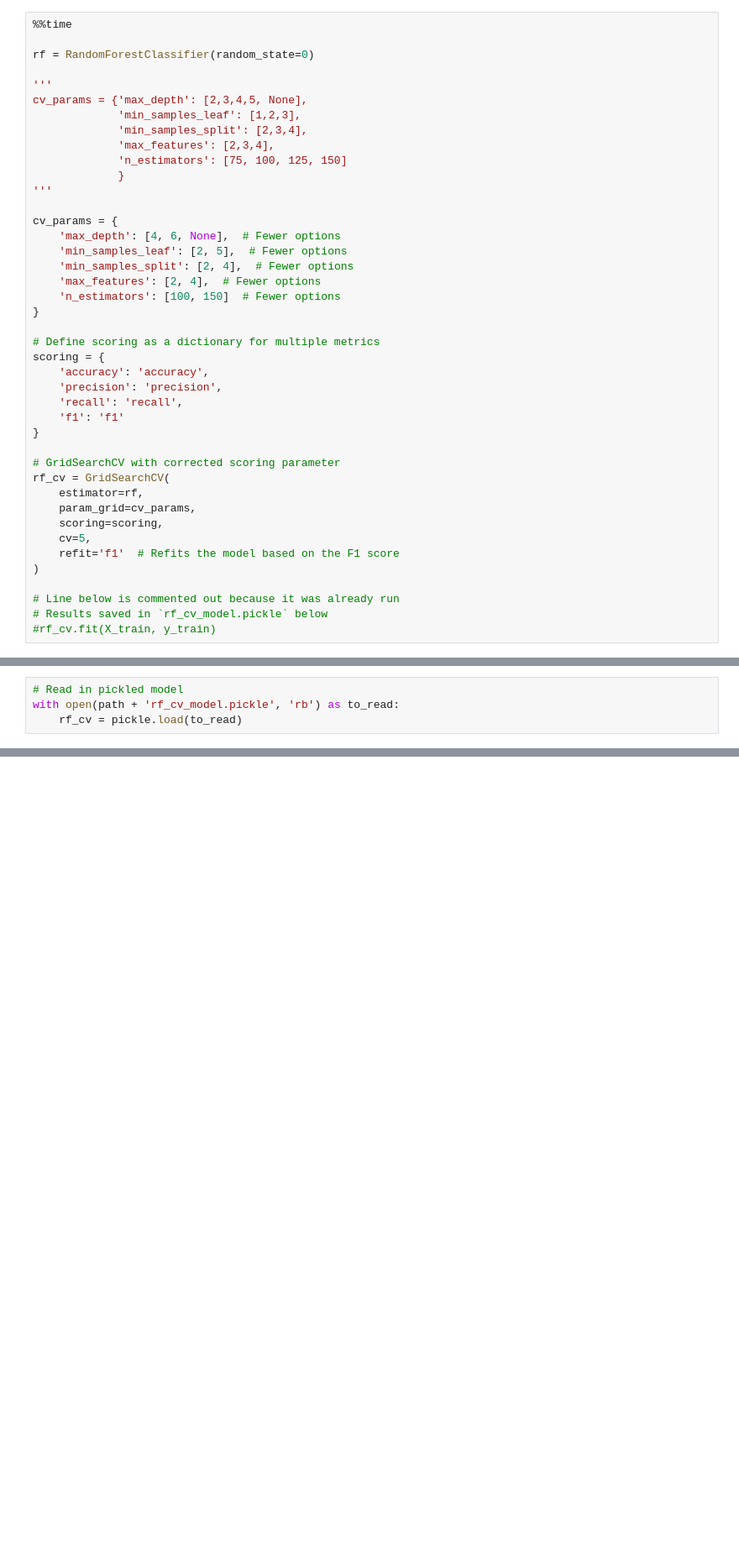
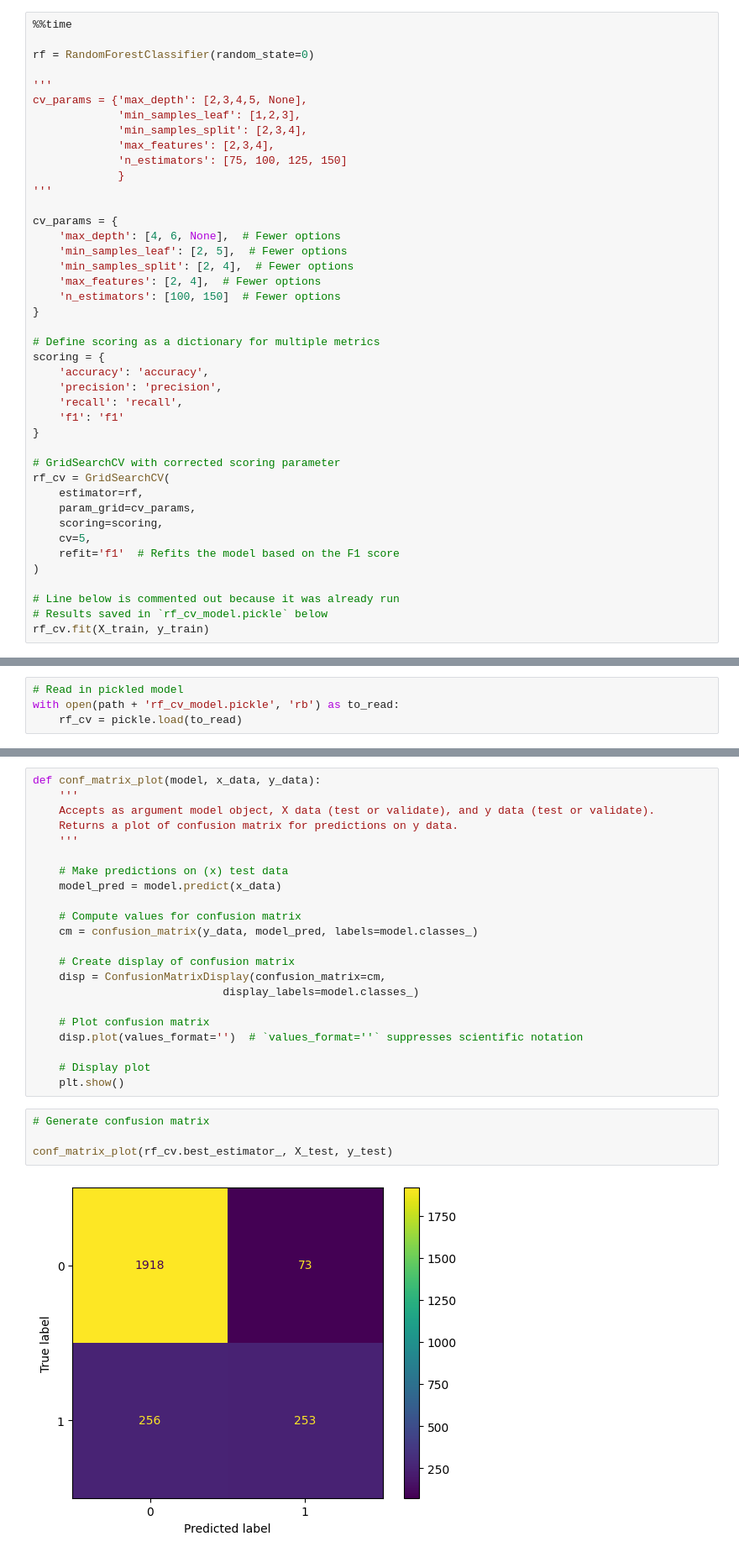
Before and after one commit to YukiG16/Google-Advanced-Data-Analytics, a Jupyter notebook: C6-The-Nuts-and-Bolts-of-Machine-Learning/M4-Tree-based-modeling/C6M4ValidateDecisionTrees.ipynb, the cells around one changed output, grey strips where cells are left out. Shown at 84% size. Drawn from its saved outputs; the diff is of its cells as text; blank space fills up the shorter version.

```diff
--- a/C6-The-Nuts-and-Bolts-of-Machine-Learning/M4-Tree-based-modeling/C6M4ValidateDecisionTrees.ipynb
+++ b/C6-The-Nuts-and-Bolts-of-Machine-Learning/M4-Tree-based-modeling/C6M4ValidateDecisionTrees.ipynb
@@ -108,5 +108,5 @@ rf_cv = GridSearchCV(
 
 # Line below is commented out because it was already run
 # Results saved in `rf_cv_model.pickle` below
-#rf_cv.fit(X_train, y_train)
+rf_cv.fit(X_train, y_train)
 # %% [output]
@@ -145,0 +206,28 @@ KeyboardInterrupt:
+# %%
+def conf_matrix_plot(model, x_data, y_data):
+    '''
+    Accepts as argument model object, X data (test or validate), and y data (test or validate).
+    Returns a plot of confusion matrix for predictions on y data.
+    '''
+
+    # Make predictions on (x) test data
+    model_pred = model.predict(x_data)
+
+    # Compute values for confusion matrix
+    cm = confusion_matrix(y_data, model_pred, labels=model.classes_)
+
+    # Create display of confusion matrix
+    disp = ConfusionMatrixDisplay(confusion_matrix=cm,
+                             display_labels=model.classes_)
+
+    # Plot confusion matrix
+    disp.plot(values_format='')  # `values_format=''` suppresses scientific notation
+
+    # Display plot
+    plt.show()
+# %%
+# Generate confusion matrix
+
+conf_matrix_plot(rf_cv.best_estimator_, X_test, y_test)
+# %% [output]
+[figure, added]
```
Also changed, not shown: parts of 23 cells of this notebook, 2 other files.
